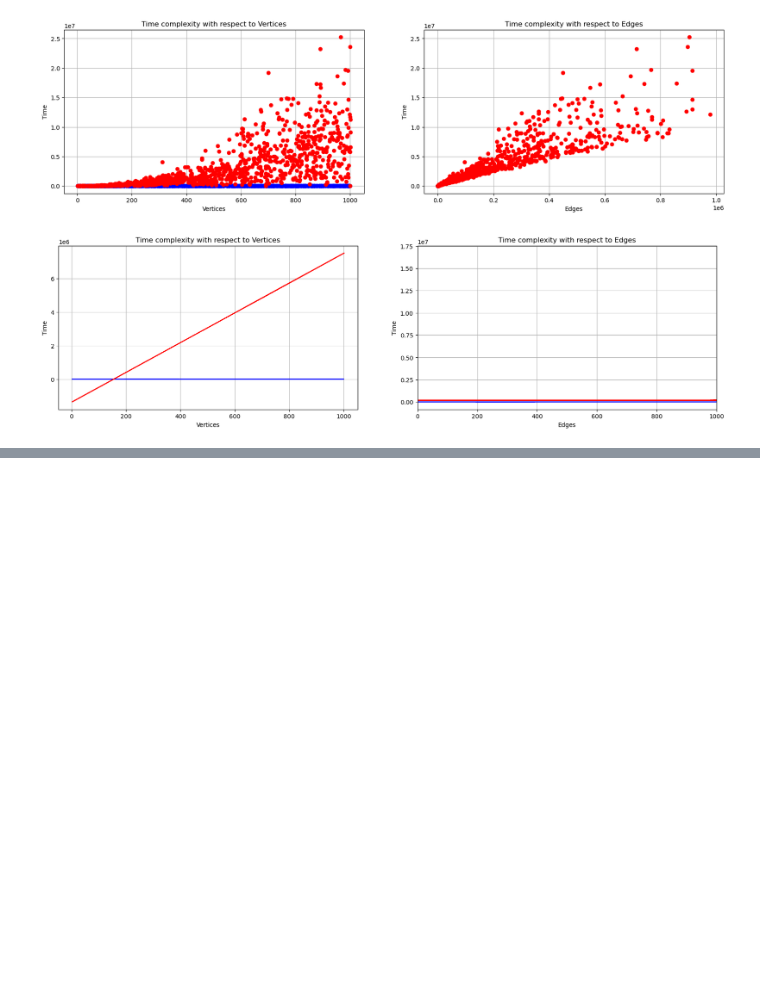
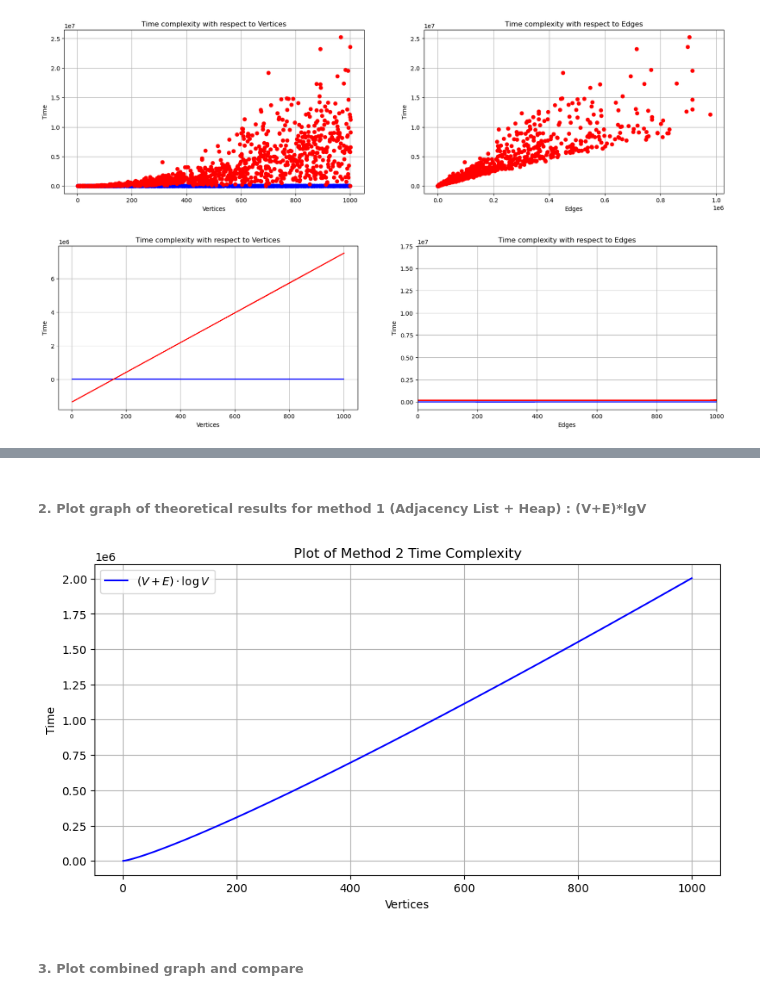
Before and after one commit to ChoWei0310/SC2001-Algorithm-Design, a Jupyter notebook: Lab2/SC2001_ExampleClass_2.ipynb, the cells around one changed output, grey strips where cells are left out. Drawn from its saved outputs; the diff is of its cells as text; code cells hidden in the pictures; blank space fills up the shorter version.

Commit message:
Updated graph plot with theoretical results

```diff
--- a/Lab2/SC2001_ExampleClass_2.ipynb
+++ b/Lab2/SC2001_ExampleClass_2.ipynb
@@ -492,0 +446,22 @@ plt.show()
+# %% [markdown]
+###### 2. Plot graph of theoretical results for method 1 (Adjacency List + Heap) : (V+E)*lgV
+# %%
+c = 200  # Assume E = c * V, where c is a constant
+v2 = np.linspace(1, 1000, 500)
+E2 = c * v2 # Calculate E = c * V (edges proportional to vertices)
+
+time2 = (v2 + E2) * np.log2(v2)
+
+# Plot V with respect to time
+plt.figure(figsize=(10, 5))
+plt.plot(v2, time2, label=r'$(V + E) \cdot \log V$', color='b')
+plt.title('Plot of Method 2 Time Complexity')
+plt.xlabel('Vertices')
+plt.ylabel('Time')
+plt.grid(True)
+plt.legend()
+plt.show()
+# %% [output]
+[figure, added]
+# %% [markdown]
+###### 3. Plot combined graph and compare
```
Also changed, not shown: parts of 29 cells of this notebook.
